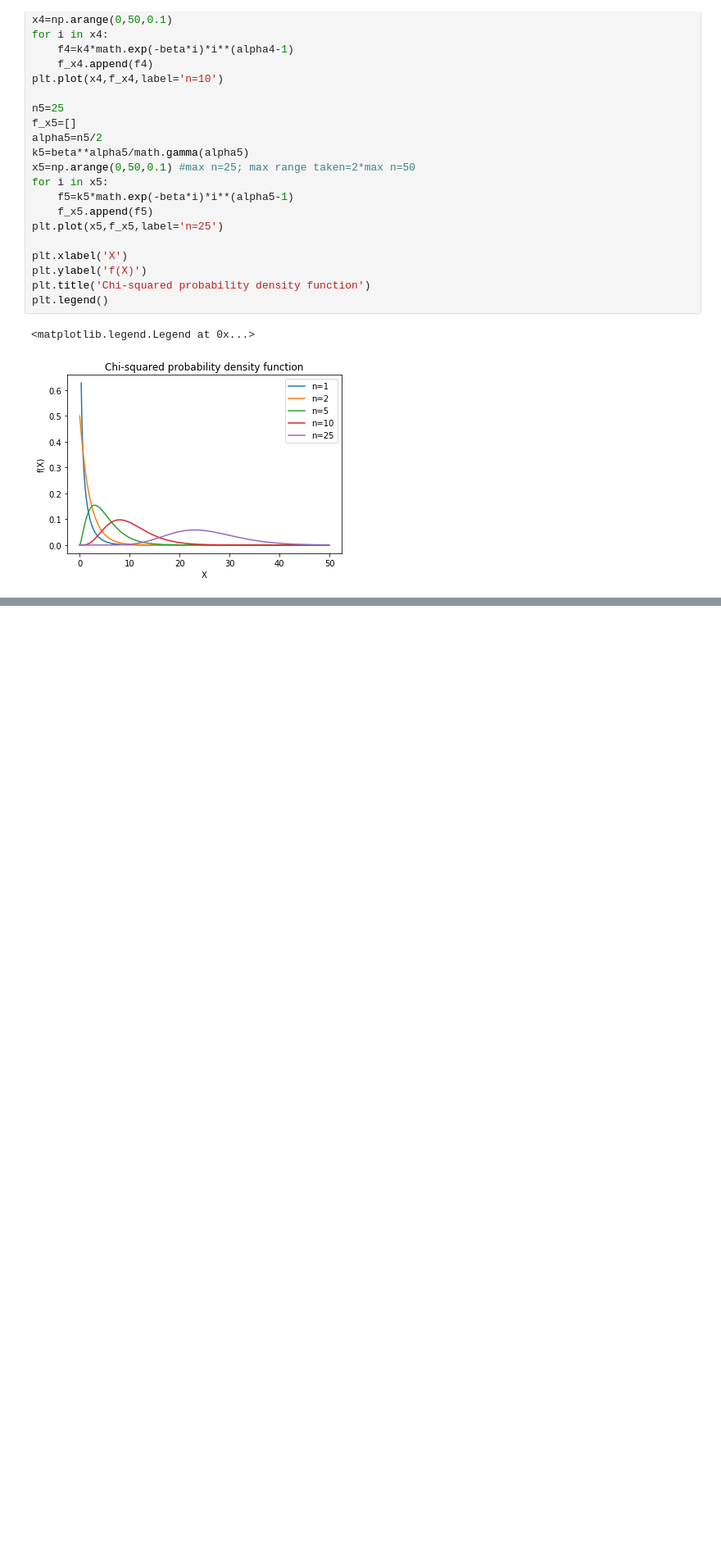
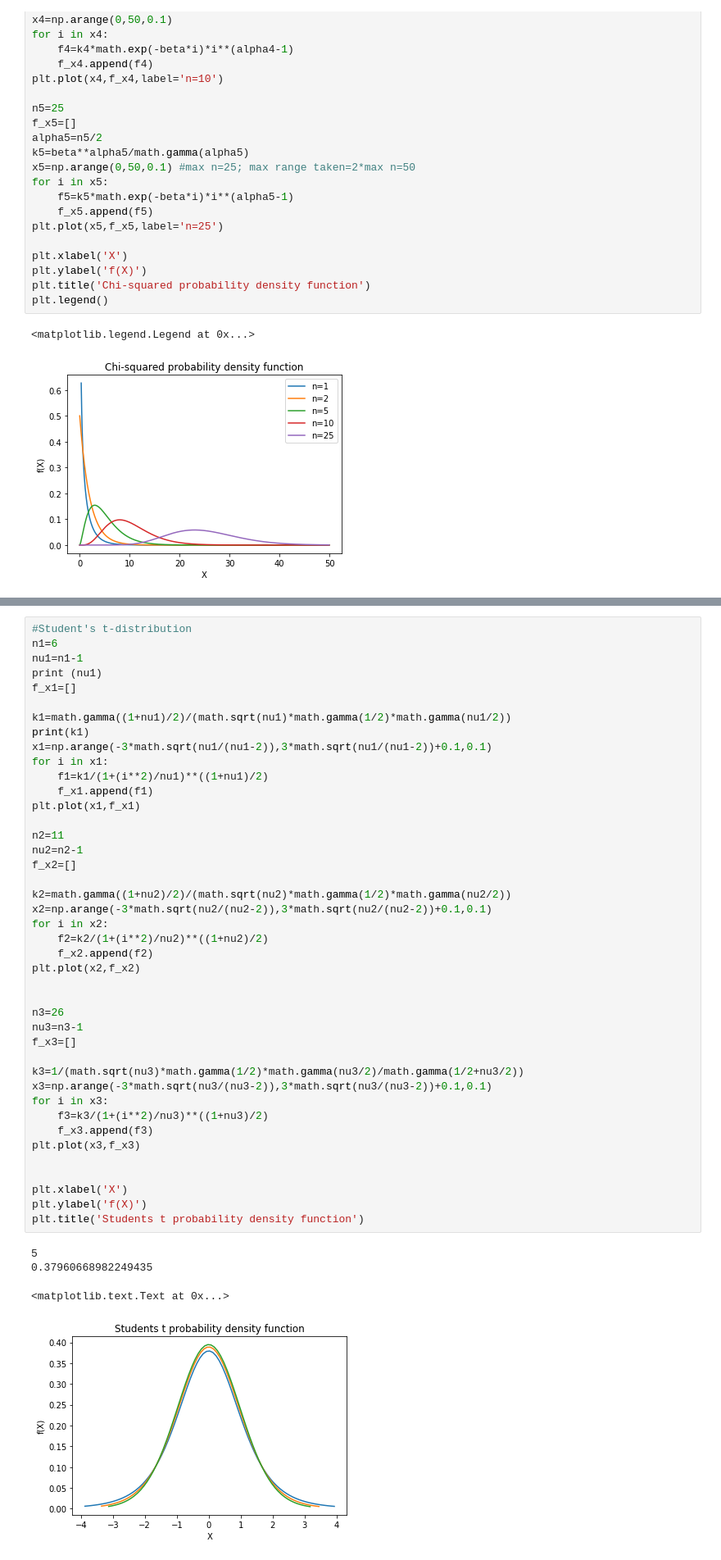
Before and after one commit to Abhinav-Rijal/Statistics, a Jupyter notebook: Probability distributions.ipynb, the cells around one changed output, grey strips where cells are left out. Shown: that part at 82% size. Cells and saved outputs as stored; diff of their text form; blank space fills up the shorter version.

```diff
--- a/Probability distributions.ipynb
+++ b/Probability distributions.ipynb
@@ -508,2 +512,49 @@ plt.title('Students t probability density function')
+# %%
+#Student's t-distribution
+n1=6
+nu1=n1-1
+print (nu1)
+f_x1=[]
+
+k1=math.gamma((1+nu1)/2)/(math.sqrt(nu1)*math.gamma(1/2)*math.gamma(nu1/2))
+print(k1)
+x1=np.arange(-3*math.sqrt(nu1/(nu1-2)),3*math.sqrt(nu1/(nu1-2))+0.1,0.1)
+for i in x1:
+    f1=k1/(1+(i**2)/nu1)**((1+nu1)/2)
+    f_x1.append(f1)
+plt.plot(x1,f_x1)
+
+n2=11
+nu2=n2-1
+f_x2=[]
+
+k2=math.gamma((1+nu2)/2)/(math.sqrt(nu2)*math.gamma(1/2)*math.gamma(nu2/2))
+x2=np.arange(-3*math.sqrt(nu2/(nu2-2)),3*math.sqrt(nu2/(nu2-2))+0.1,0.1)
+for i in x2:
+    f2=k2/(1+(i**2)/nu2)**((1+nu2)/2)
+    f_x2.append(f2)
+plt.plot(x2,f_x2)
+
+
+n3=26
+nu3=n3-1
+f_x3=[]
+
+k3=1/(math.sqrt(nu3)*math.gamma(1/2)*math.gamma(nu3/2)/math.gamma(1/2+nu3/2))
+x3=np.arange(-3*math.sqrt(nu3/(nu3-2)),3*math.sqrt(nu3/(nu3-2))+0.1,0.1)
+for i in x3:
+    f3=k3/(1+(i**2)/nu3)**((1+nu3)/2)
+    f_x3.append(f3)
+plt.plot(x3,f_x3)
+
+
+plt.xlabel('X')
+plt.ylabel('f(X)')
+plt.title('Students t probability density function')
+# %% [output]
+5
+0.37960668982249435
+<matplotlib.text.Text at 0x...>
+[figure, added]
 # %%
 #Student's t-distribution approaches normal distribution for large n
```
Also changed, not shown: parts of 5 cells of this notebook.
